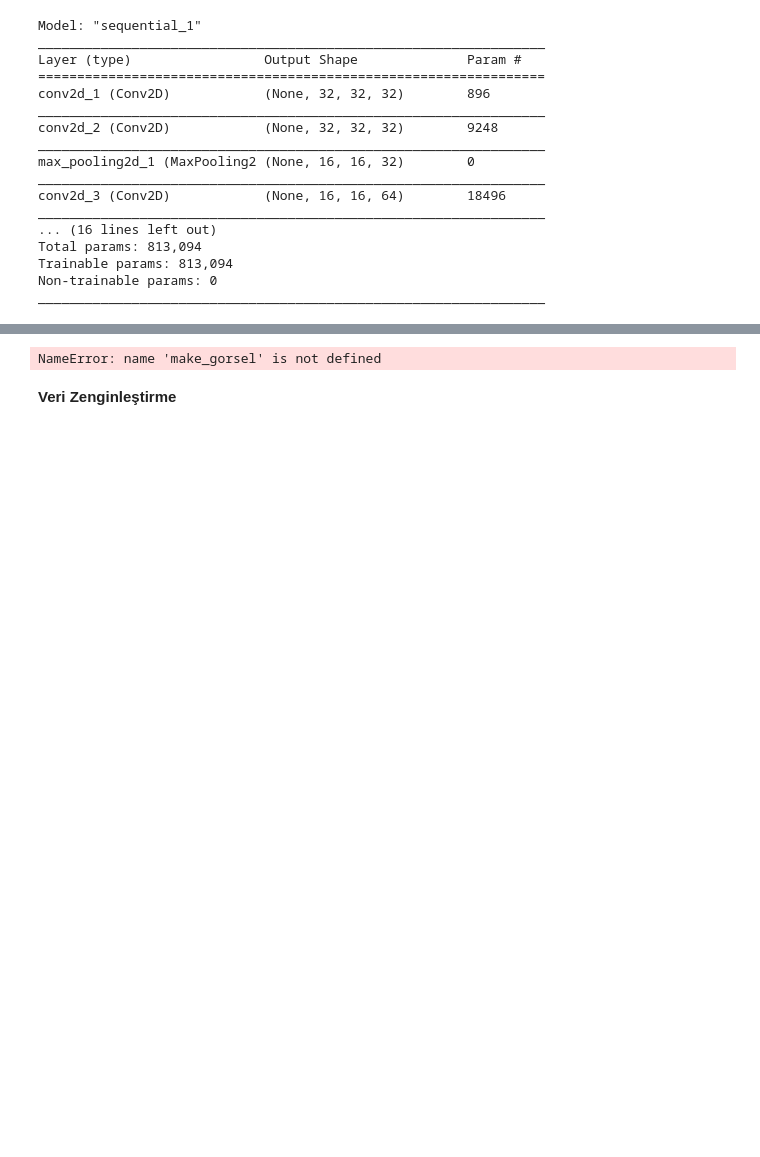
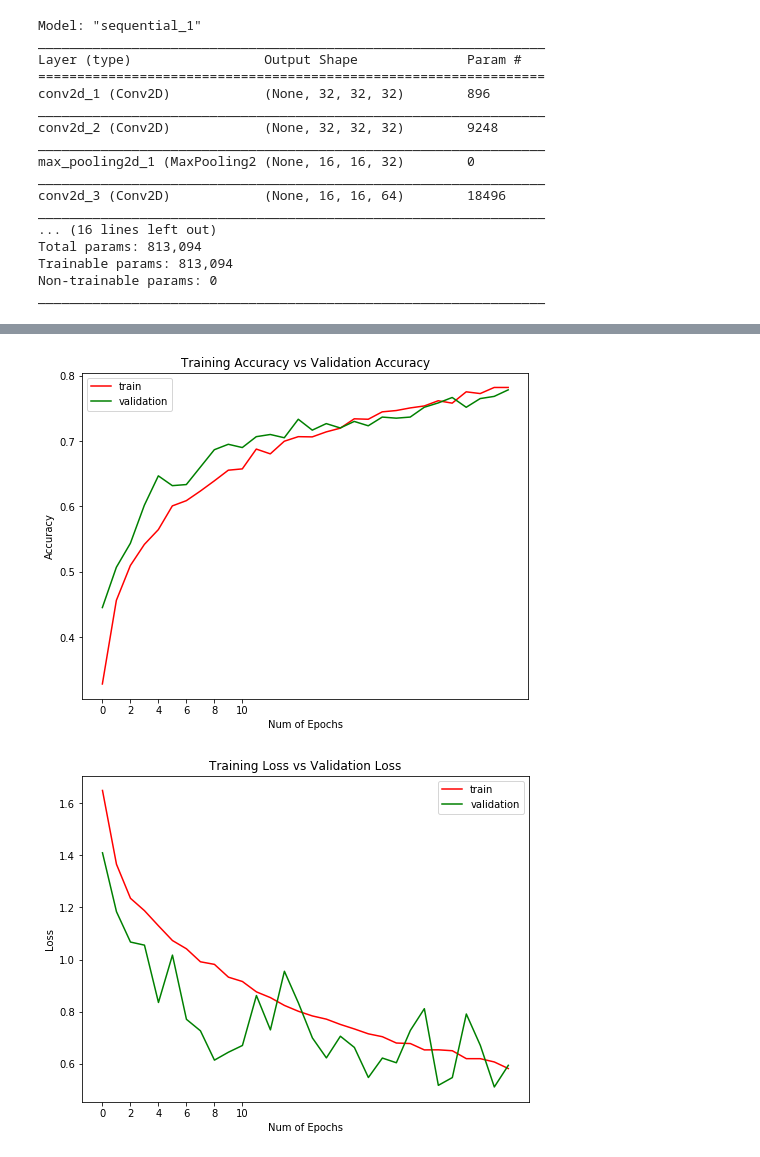
Before and after one commit to FarshidKia/DerinOgrenme_Cifar100_Proje, a Jupyter notebook: OdevCifar-100.ipynb, the cells around one changed output, grey strips where cells are left out. Drawn from its saved outputs; the diff is of its cells as text; code cells hidden in the pictures; blank space fills up the shorter version.

```diff
--- a/OdevCifar-100.ipynb
+++ b/OdevCifar-100.ipynb
@@ -306,6 +330,6 @@ _________________________________________________________________
 # %%
 # Canlı olarak arttırılan veri ile modelimizi eğitelim:
 
-historyDroplu = model.fit_generator(train_gen,steps_per_epoch=train_gen.samples//batch_size,
+Dropout_history = model.fit_generator(train_gen,steps_per_epoch=train_gen.samples//batch_size,
                               epochs=epochs,validation_data=test_gen,validation_steps=test_gen.samples//batch_size)
 # %% [output]
@@ -331,9 +353,10 @@ model.save("kayit_1")
+# %%
+make_gorsel_3(Dropout_history)
+# %% [output]
+[figure, added]
+[figure, added]
 # %%
-make_gorsel(historyDroplu.history,"Sadece Dropout İle")
+make_gorsel(Dropout_history .history," Dropout ")
-# %% [output]
-NameError: name 'make_gorsel' is not defined
-# %% [markdown]
-<b>Veri Zenginleştirme</b>
 # %%
 model = make_model()
 # %% [output]
```
Also changed, not shown: parts of 38 cells of this notebook.
